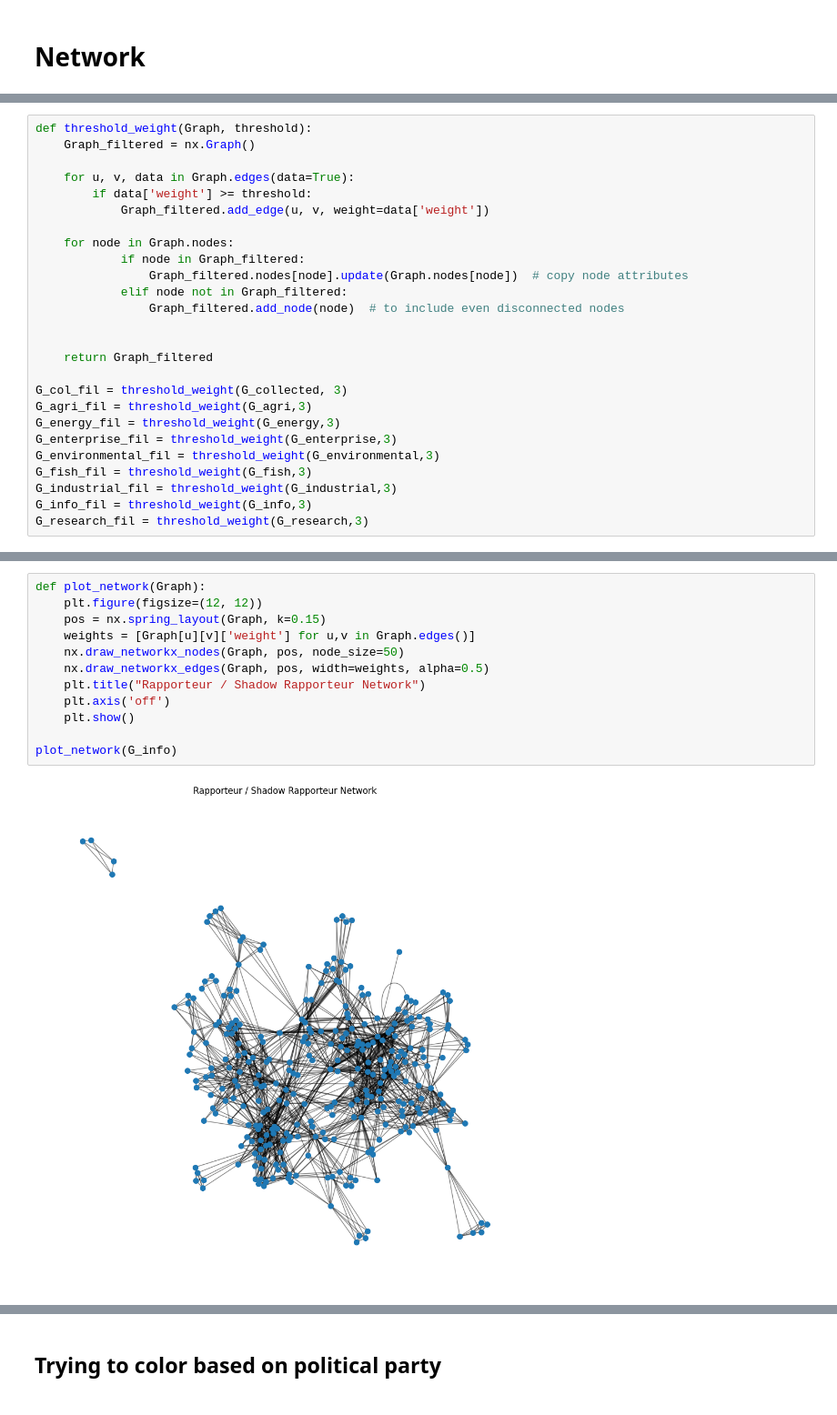
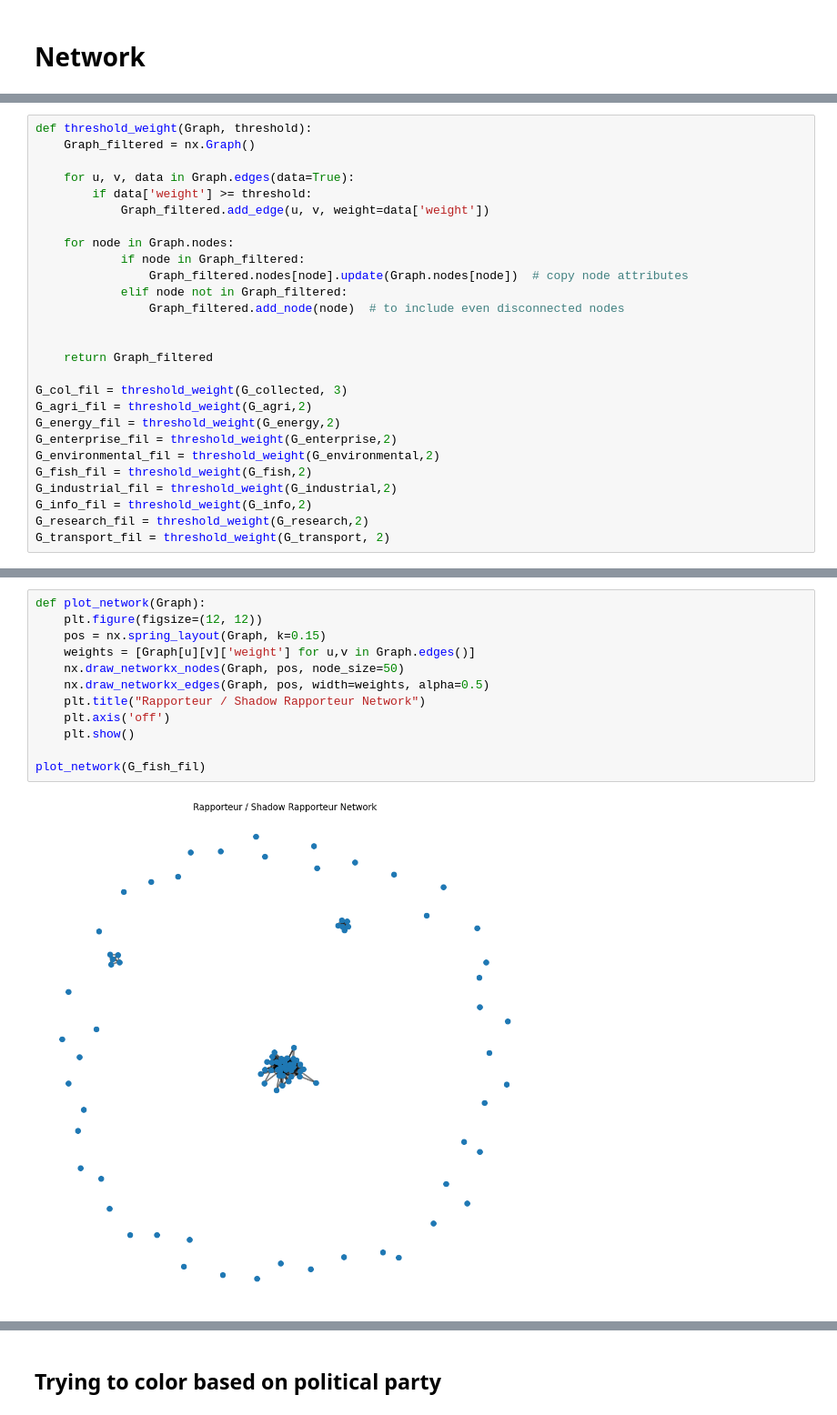
Before and after one commit to CarolineMortensen/Group_project_CSS, a Jupyter notebook: ProjectA.ipynb, the cells around one changed output, grey strips where cells are left out. Shown: that part at 91% size. Drawn from its saved outputs; the diff is of its cells as text.

Commit message:
added to the networks, and working with the HTML code

```diff
--- a/ProjectA.ipynb
+++ b/ProjectA.ipynb
@@ -137,11 +236,12 @@ def threshold_weight(Graph, threshold):
     return Graph_filtered
 
 G_col_fil = threshold_weight(G_collected, 3)
-G_agri_fil = threshold_weight(G_agri,3)
-G_energy_fil = threshold_weight(G_energy,3)
-G_enterprise_fil = threshold_weight(G_enterprise,3)
-G_environmental_fil = threshold_weight(G_environmental,3)
-G_fish_fil = threshold_weight(G_fish,3)
-G_industrial_fil = threshold_weight(G_industrial,3)
-G_info_fil = threshold_weight(G_info,3)
-G_research_fil = threshold_weight(G_research,3)
+G_agri_fil = threshold_weight(G_agri,2)
+G_energy_fil = threshold_weight(G_energy,2)
+G_enterprise_fil = threshold_weight(G_enterprise,2)
+G_environmental_fil = threshold_weight(G_environmental,2)
+G_fish_fil = threshold_weight(G_fish,2)
+G_industrial_fil = threshold_weight(G_industrial,2)
+G_info_fil = threshold_weight(G_info,2)
+G_research_fil = threshold_weight(G_research,2)
+G_transport_fil = threshold_weight(G_transport, 2)
@@ -208,17 +250,17 @@ plt.show()
 # %%
 def plot_network(Graph):
     plt.figure(figsize=(12, 12))
     pos = nx.spring_layout(Graph, k=0.15)
     weights = [Graph[u][v]['weight'] for u,v in Graph.edges()]
     nx.draw_networkx_nodes(Graph, pos, node_size=50)
     nx.draw_networkx_edges(Graph, pos, width=weights, alpha=0.5)
     plt.title("Rapporteur / Shadow Rapporteur Network")
     plt.axis('off')
     plt.show()
 
-plot_network(G_info)
+plot_network(G_fish_fil)
 # %% [output]
-[figure, old version]
+[figure, new version]
 # %%
 def plot_network_netwulf(Graph):
     visualize(Graph)
```
Also changed, not shown: parts of 32 cells of this notebook, 2 other files.
